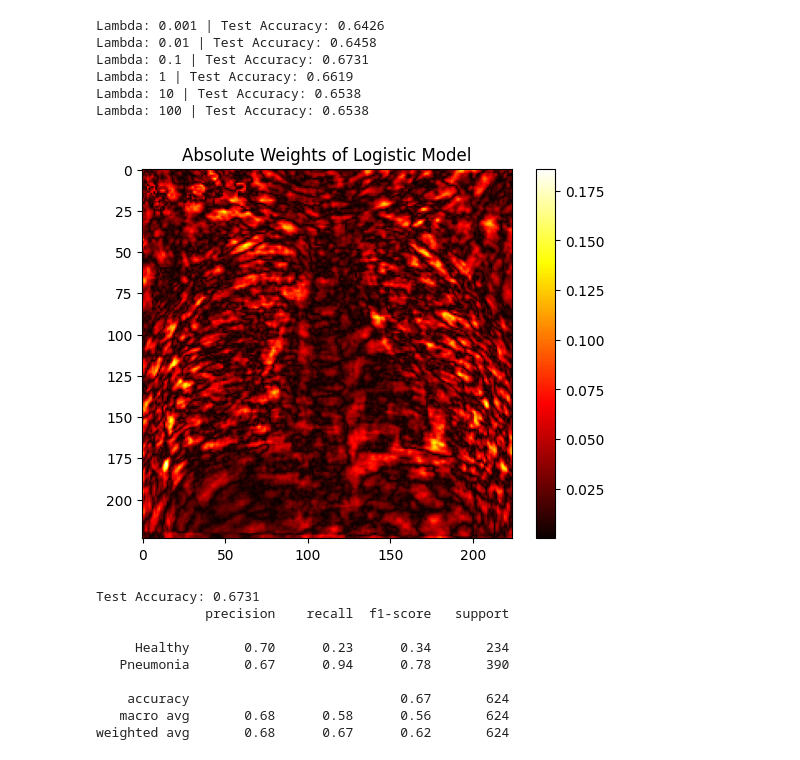
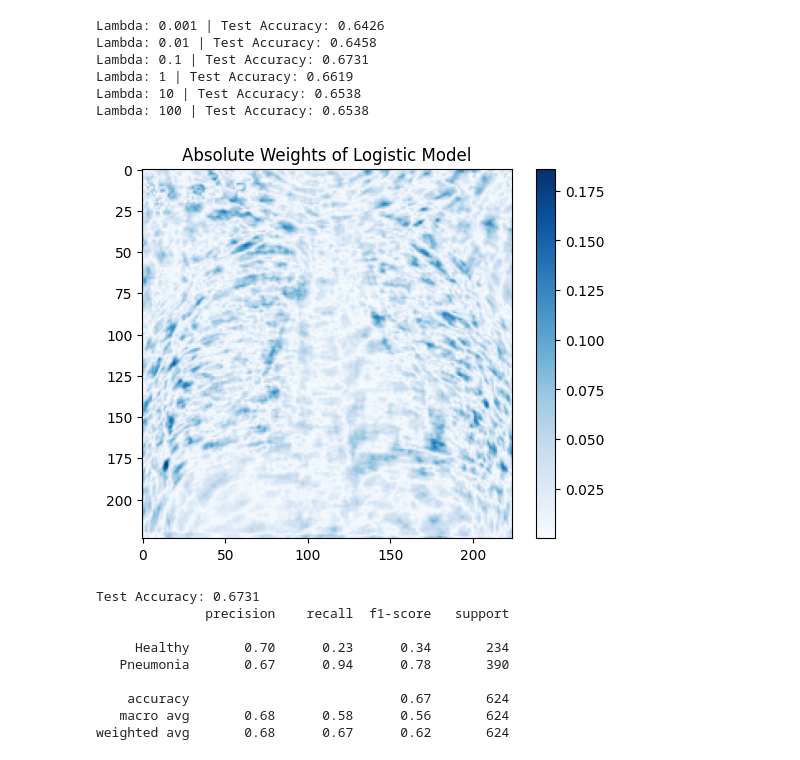
Before and after one commit to Fuzzy-pollito/MathModel, a Jupyter notebook: Project 4/Part1.ipynb, the cells around one changed output. Cells and saved outputs as stored; diff of their text form; code cells hidden in the pictures.

```diff
--- a/Project 4/Part1.ipynb
+++ b/Project 4/Part1.ipynb
@@ -56,16 +56,16 @@ Lambda: 100 | Test Accuracy: 0.6538
 # %%
 import matplotlib.pyplot as plt
 
 # Pick the best performing model
 best_model = max(results, key=lambda x: x[1])[2]
 weights = best_model.coef_.reshape(224, 224)
 
-plt.imshow(np.abs(weights), cmap='hot')
+plt.imshow(np.abs(weights), cmap='Blues')
 plt.title('Absolute Weights of Logistic Model')
 plt.colorbar()
 plt.show()
 # %% [output]
-[figure, old version]
+[figure, new version]
 # %%
 from sklearn.metrics import accuracy_score, classification_report
 
```
Also changed, not shown: parts of 1 cell of this notebook, 2 other files.
